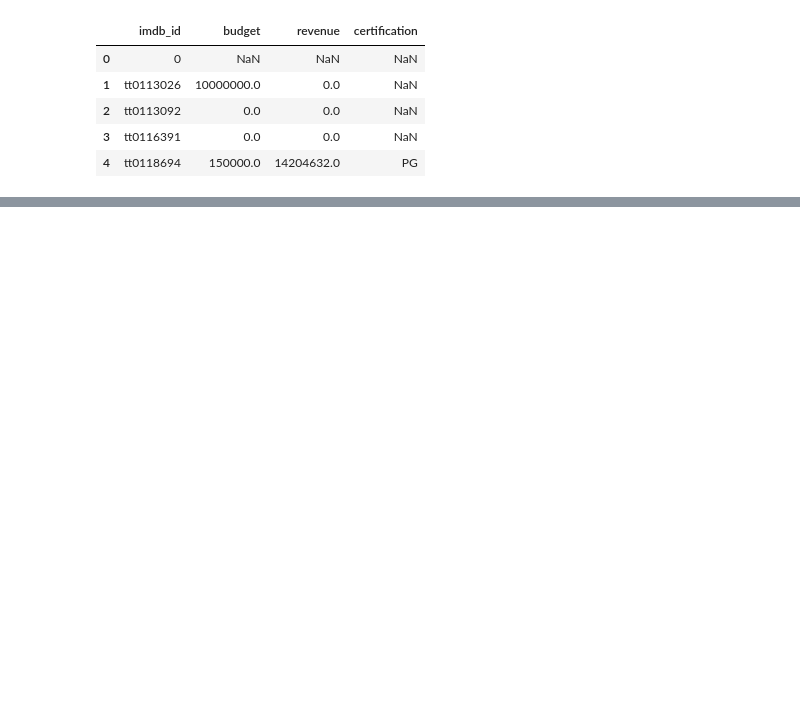
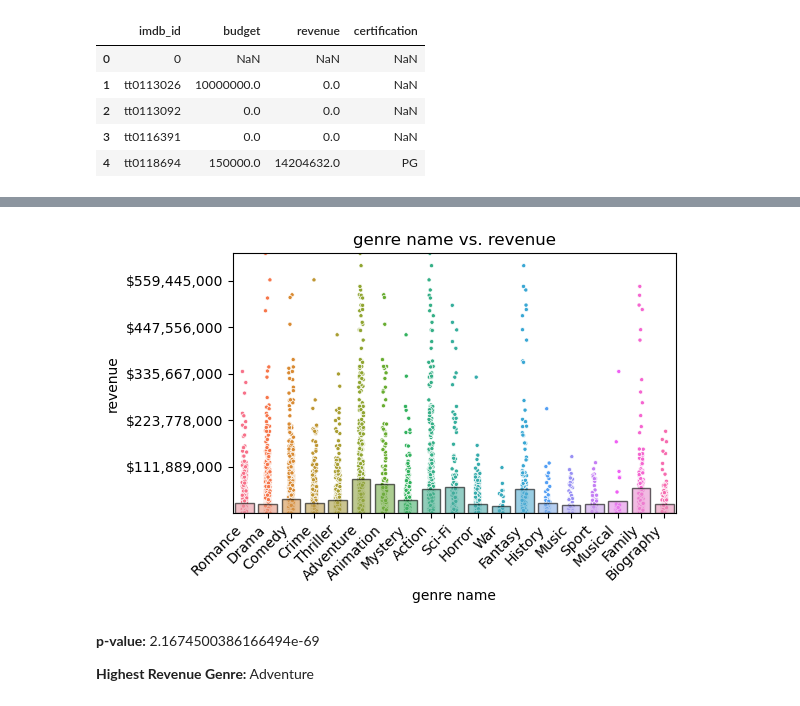
Before and after one commit to Gondram/Exploration-of-IMDB-rating-predictors, a Jupyter notebook: IMDB Project Part 4.ipynb, the cells around one changed output, grey strips where cells are left out. Drawn from its saved outputs; the diff is of its cells as text; code cells hidden in the pictures; blank space fills up the shorter version.

```diff
--- a/IMDB Project Part 4.ipynb
+++ b/IMDB Project Part 4.ipynb
@@ -229,0 +465,15 @@ mov.to_sql("tmdb_data",conn, dtype=tmdb_schema, index=False, if_exists='replace'
+# %%
+# filter and call the data needed from MySQL
+# I am dropping the Adult and Western genres as they have too few samples
+q = """
+SELECT title_genres.tconst, tmdb_data.revenue, genres.genre_name
+FROM title_genres
+JOIN tmdb_data ON title_genres.tconst = tmdb_data.imdb_id
+JOIN genres ON title_genres.genre_id = genres.genre_id
+WHERE tmdb_data.revenue > 0
+AND genres.genre_name NOT LIKE 'Adult'
+AND genres.genre_name NOT LIKE 'Western';
+"""
+df = pd.read_sql(q,conn)
+df.info()
+df.head(3)
@@ -229,0 +631,8 @@ mov.to_sql("tmdb_data",conn, dtype=tmdb_schema, index=False, if_exists='replace'
+# %%
+cat_v_rev(df,'genre_name');
+# %% [output]
+[figure, added]
+# %% [markdown]
+**p-value:** 2.1674500386166494e-69
+
+**Highest Revenue Genre:** Adventure
```
Also changed, not shown: parts of 48 cells of this notebook.
